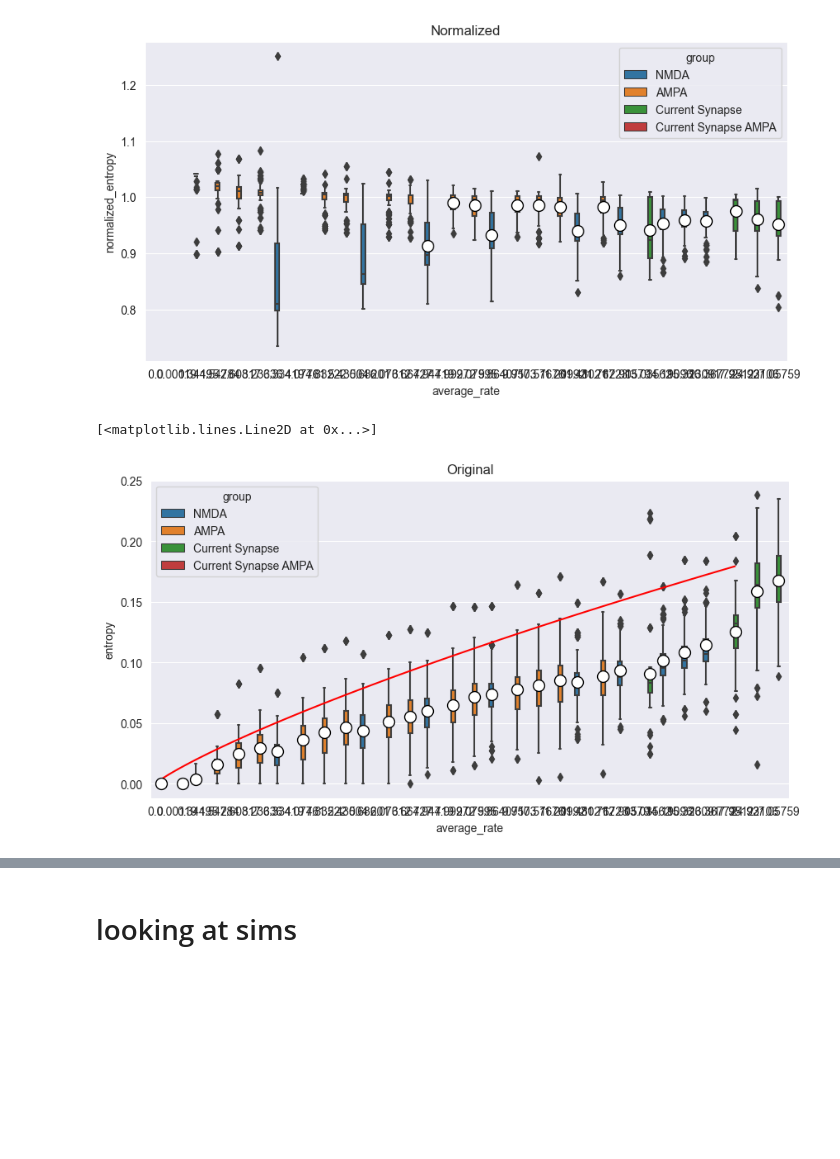
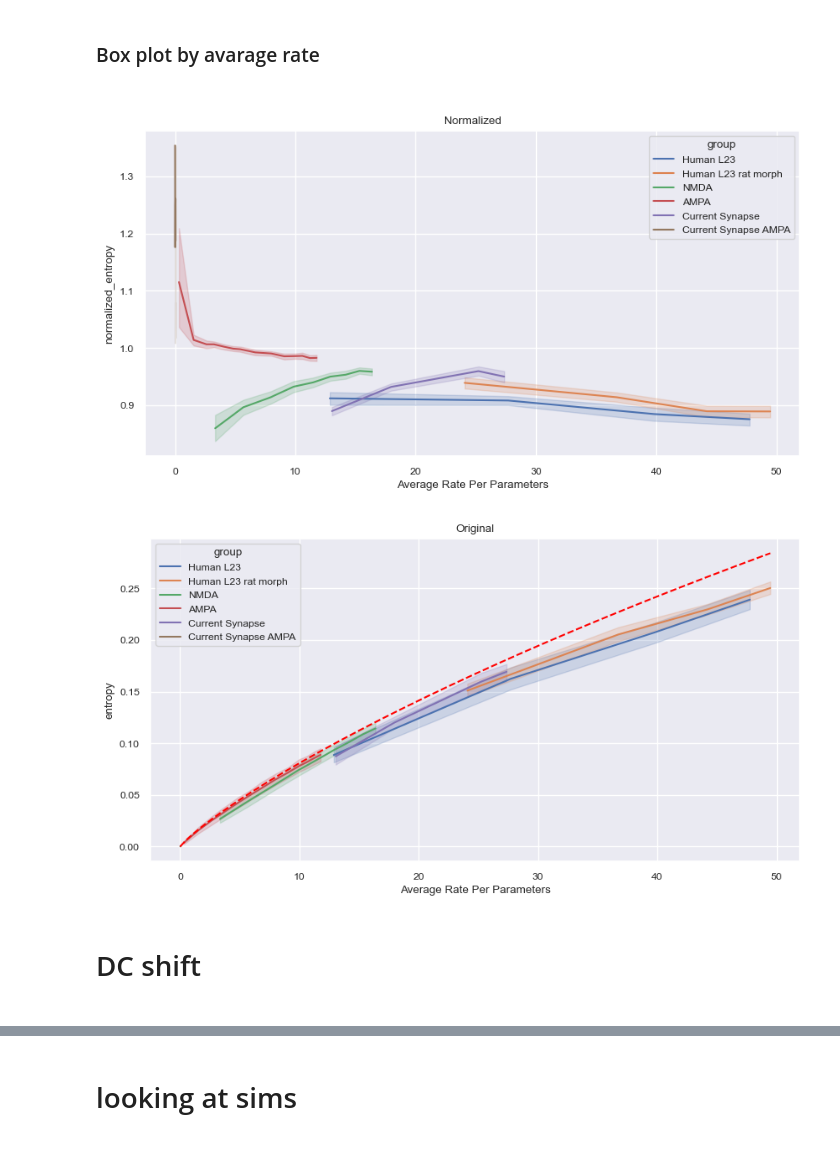
Before and after one commit to NitzanLux/neuron_mi, a Jupyter notebook: entropy_CTW_eval.ipynb, the cells around one changed output, grey strips where cells are left out. Saved outputs shown, nothing was run; the diff lists cells and outputs as text; code cells hidden in the pictures; blank space fills up the shorter version.

```diff
--- a/entropy_CTW_eval.ipynb
+++ b/entropy_CTW_eval.ipynb
@@ -333,22 +309,27 @@ df.shape
-# %%
-# Draw a nested boxplot to show bills by day and time
-sns.boxplot(x="average_rate", y="normalized_entropy", data=factor_df, hue='group', showmeans=True, meanprops={"marker": "o",
-                                                                                                       "markerfacecolor": "white",
-                                                                                                       "markeredgecolor": "black",
-                                                                                                       "markersize": "10"}).set(
-    title='Normalized')
-plt.show()
-x = np.linspace(df['rate'].min(), factor_df['average_rate'].max(), 100)
-l = df['l_segemnt'].mean()
-# plt.plot(x,[binary_ent()(i*l,l)for i in x],color='red')
-fig, ax = plt.subplots()
-sns.boxplot(x="average_rate", y="entropy", data=factor_df, showmeans=True, hue='group', meanprops={"marker": "o",
-                                                                                            "markerfacecolor": "white",
-                                                                                            "markeredgecolor": "black",
-                                                                                            "markersize": "10"},
-            ax=ax).set(title='Original')
-ax.plot(x, [binary_ent(i * l / 1000., l) for i in x], color='red')
-# %% [output]
-[figure, removed]
-[<matplotlib.lines.Line2D at 0x...>]
-[figure, removed]
+# %% [markdown]
+<h3> Box plot by avarage rate<h3/>
+# %%
+# line_plot_smooth_df=factor_df.copy()[['group','rate',"normalized_entropy",'entropy']]
+# for g in pd.unique(line_plot_smooth_df['group']):
+#     rate_data = line_plot_smooth_df[line_plot_smooth_df['group']==g]
+
+sns.lineplot(x='Average Rate Per Parameters', y="normalized_entropy", data=factor_df, hue='group').set(
+    title='Normalized')
+plt.show()
+
+fig, ax = plt.subplots()
+# sns.boxplot(x="average_rate", y="entropy", data=factor_df, hue='group',**box_plot_style,ax=ax).set(title='Original')
+sns.lineplot(factor_df,x='Average Rate Per Parameters',y='entropy',hue='group',ax=ax).set(
+    title='Original')
+x = np.linspace(df['Average Rate Per Parameters'].min()+1e-11, factor_df['Average Rate Per Parameters'].max(), 100)
+l = df['l_segemnt'].mean()
+ax.plot(x, [binary_ent(i * l / 1000., l) for i in x],'--', color='red')
+plt.show()
+
+# del line_plot_smooth_df
+# line_plot_smooth_df
+# %% [output]
+[figure, added]
+[figure, added]
+# %% [markdown]
+<h1> DC shift <h1/>
```
Also changed, not shown: parts of 24 cells of this notebook, 1 other file.
